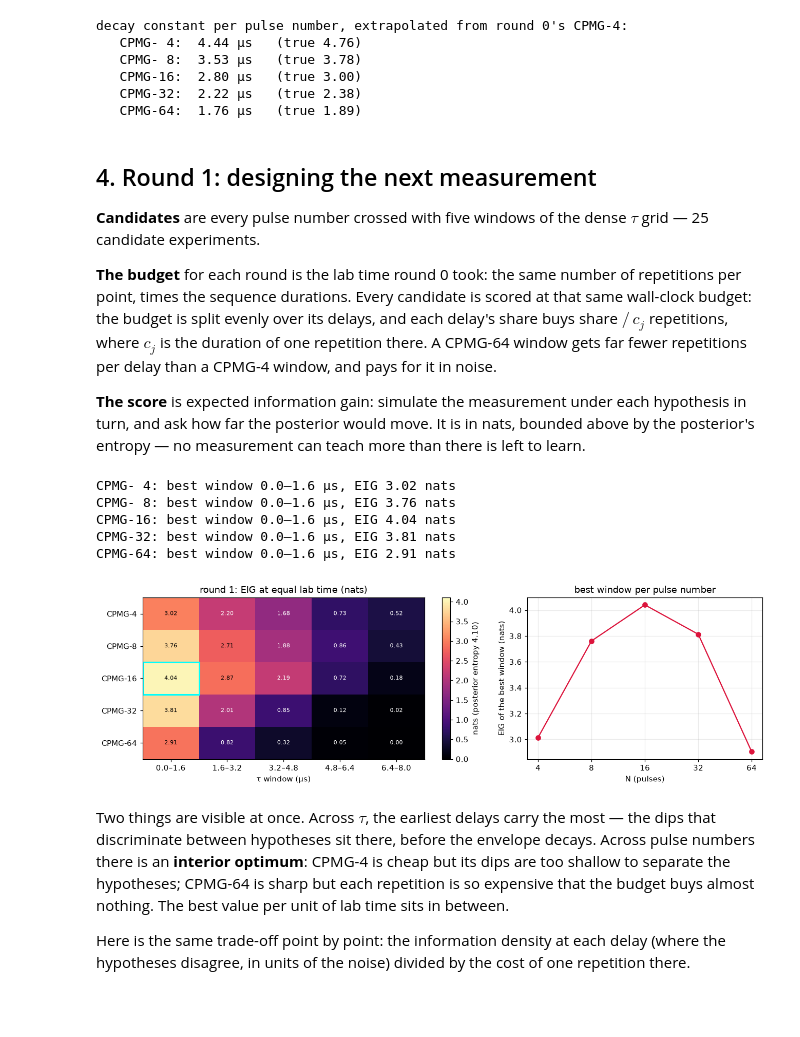
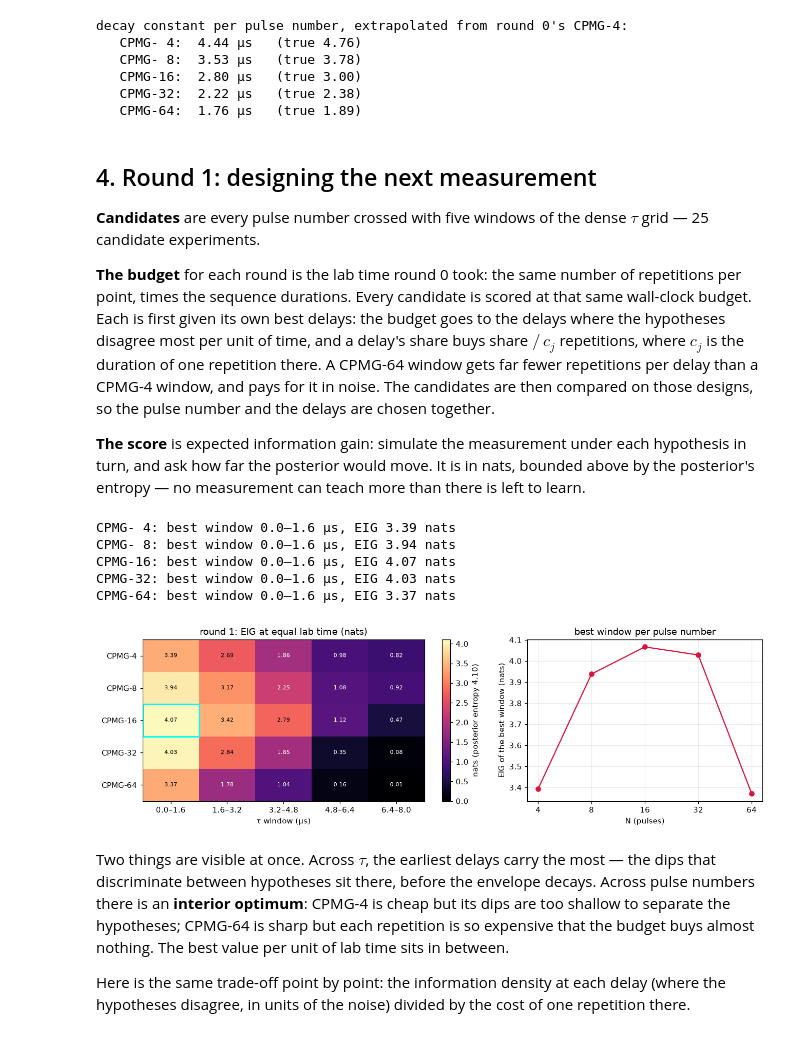
Before and after one commit to pabigail/nuclear-spin-recovery, a Jupyter notebook: notebooks/adaptive_design.ipynb, the cells around one changed output. Cells and saved outputs as stored; diff of their text form; code cells hidden in the pictures; blank space fills up the shorter version.

```diff
--- a/notebooks/adaptive_design.ipynb
+++ b/notebooks/adaptive_design.ipynb
@@ -337,10 +334,13 @@ $\tau$ grid — 25 candidate experiments.
 
 **The budget** for each round is the lab time round 0 took: the same number
 of repetitions per point, times the sequence durations. Every candidate is
-scored at that same wall-clock budget: the budget is split evenly over its
-delays, and each delay's share buys share $/\,c_j$ repetitions, where $c_j$
-is the duration of one repetition there. A CPMG-64 window gets far fewer
-repetitions per delay than a CPMG-4 window, and pays for it in noise.
+scored at that same wall-clock budget. Each is first given its own best
+delays: the budget goes to the delays where the hypotheses disagree most
+per unit of time, and a delay's share buys share $/\,c_j$ repetitions, where
+$c_j$ is the duration of one repetition there. A CPMG-64 window gets far
+fewer repetitions per delay than a CPMG-4 window, and pays for it in noise.
+The candidates are then compared on those designs, so the pulse number and
+the delays are chosen together.
 
 **The score** is expected information gain: simulate the measurement under
 each hypothesis in turn, and ask how far the posterior would move. It is in
@@ -354,8 +354,8 @@ candidates = [cpmg(w, n) for n in PULSES for w in windows]
 
 
 def designer_for(measured):
-    return ExperimentDesigner(ExpectedInformationGain(n_draws=256),
-                              InformationDensity(), model, table, measured,
+    return ExperimentDesigner(model, table, measured,
+                              utility=ExpectedInformationGain(n_draws=256),
                               cost=cost, envelope=scaling)
 
 
@@ -372,39 +372,39 @@ def heatmap(ax, eig, entropy, title):
                 color="w" if v < 0.6 * entropy else "k")
     best = np.unravel_index(np.argmax(eig), eig.shape)
     ax.add_patch(plt.Rectangle((best[1] - 0.5, best[0] - 0.5), 1, 1, fill=False,
                                ec="cyan", lw=2))
     ax.set(xticks=range(len(windows)), xticklabels=window_labels,
            yticks=range(len(PULSES)), yticklabels=[f"CPMG-{n}" for n in PULSES],
            xlabel="τ window (µs)", title=title)
     ax.grid(False)
     return im
 
 
 eig1 = eig_table(particles, data, seed=1)
 entropy1 = history[0]["entropy (nats)"]
 
 fig, (ax1, ax2) = plt.subplots(1, 2, figsize=(12, 3.8),
                                gridspec_kw={"width_ratios": [3, 2]})
 im = heatmap(ax1, eig1, entropy1, "round 1: EIG at equal lab time (nats)")
 fig.colorbar(im, ax=ax1, label=f"nats (posterior entropy {entropy1:.2f})")
 ax2.plot(PULSES, eig1.max(axis=1), "o-", color="crimson")
 ax2.set_xscale("log", base=2)
 ax2.set_xticks(PULSES, labels=[str(n) for n in PULSES])
 ax2.minorticks_off()
 ax2.set(xlabel="N (pulses)", ylabel="EIG of the best window (nats)",
         title="best window per pulse number")
 plt.tight_layout()
 
 for r, n in enumerate(PULSES):
     print(f"CPMG-{n:2d}: best window {window_labels[int(np.argmax(eig1[r]))]} µs, "
           f"EIG {eig1[r].max():.2f} nats")
 # %% [output]
-CPMG- 4: best window 0.0–1.6 µs, EIG 3.02 nats
-CPMG- 8: best window 0.0–1.6 µs, EIG 3.76 nats
-CPMG-16: best window 0.0–1.6 µs, EIG 4.04 nats
-CPMG-32: best window 0.0–1.6 µs, EIG 3.81 nats
-CPMG-64: best window 0.0–1.6 µs, EIG 2.91 nats
+CPMG- 4: best window 0.0–1.6 µs, EIG 3.39 nats
+CPMG- 8: best window 0.0–1.6 µs, EIG 3.94 nats
+CPMG-16: best window 0.0–1.6 µs, EIG 4.07 nats
+CPMG-32: best window 0.0–1.6 µs, EIG 4.03 nats
+CPMG-64: best window 0.0–1.6 µs, EIG 3.37 nats
-[figure, old version]
+[figure, new version]
 # %% [markdown]
 Two things are visible at once. Across $\tau$, the earliest delays carry the
 most — the dips that discriminate between hypotheses sit there, before the
```
Also changed, not shown: parts of 11 cells of this notebook, 25 other files.
